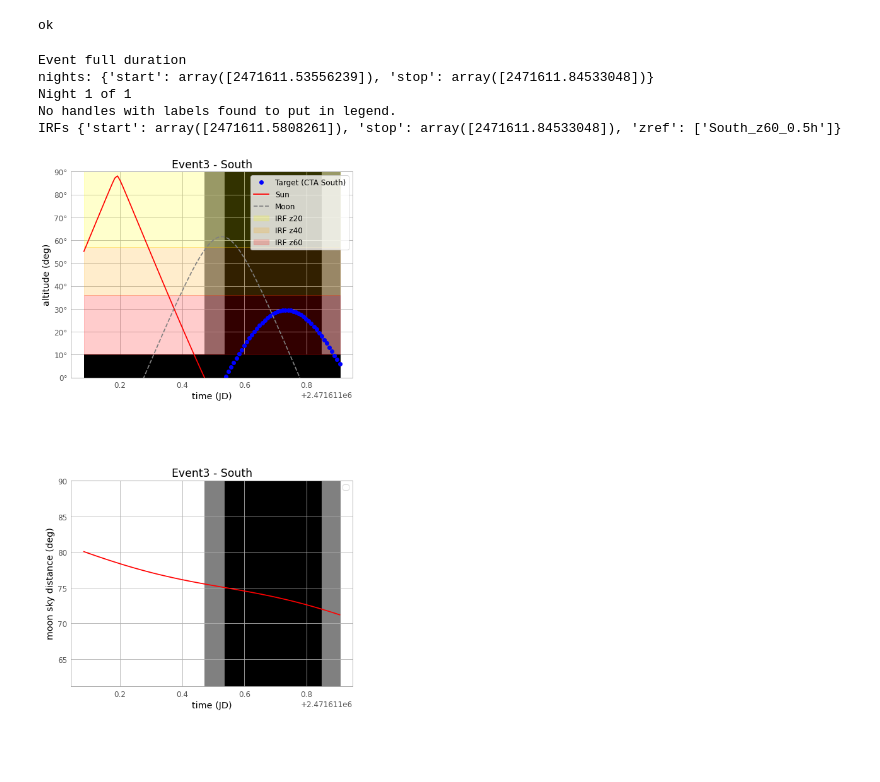
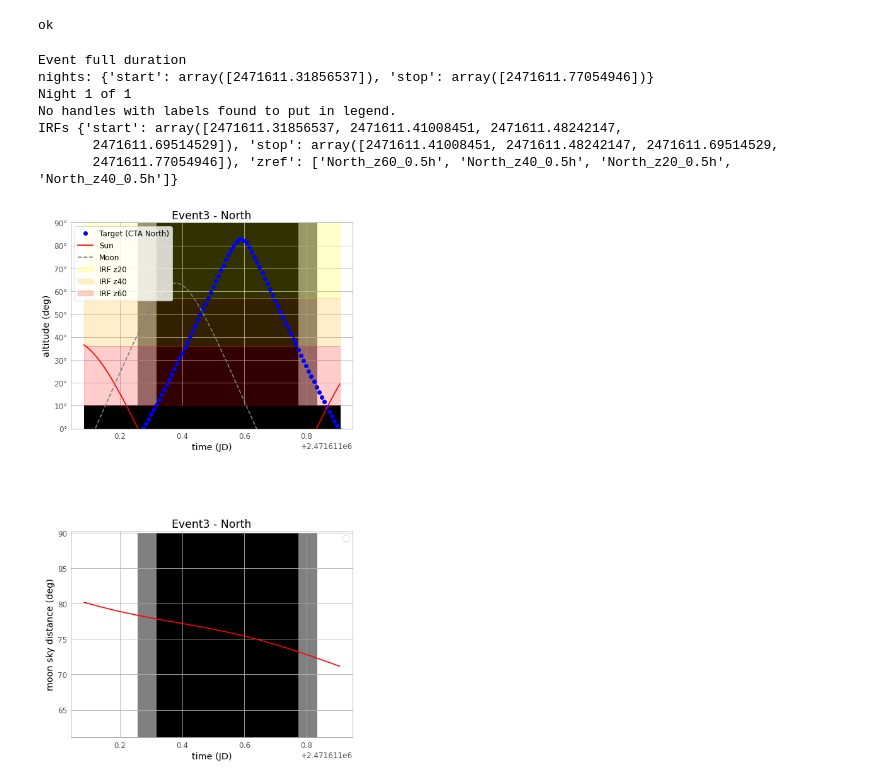
Before and after one commit to cta-rta/ctools-sci-grb, a Jupyter notebook: notebooks/plotVisibility.ipynb, the cells around one changed output. Drawn from its saved outputs; the diff is of its cells as text; code cells hidden in the pictures; blank space fills up the shorter version.

```diff
--- a/notebooks/plotVisibility.ipynb
+++ b/notebooks/plotVisibility.ipynb
@@ -23,7 +23,7 @@ table = 'path/to/your/visibility_table.npy'
 # grb template name
 grb = 'Event3'
 # site (check independently north and south!!!)
-site = 'South'
+site = 'North'
 
 # check data from table to compare later with independent results
 data = np.load(table, allow_pickle=True, encoding='latin1', fix_imports=True).flat[0]
@@ -68,6 +68,7 @@ ok
 if_moon = True
 if_markers = False
 twilight = -18
+moon_sep = 30
 
 sites = {'North': 'Roque de los Muchachos', 'South': 'Paranal'}
 # initialise site coordinates
@@ -101,7 +102,10 @@ with warnings.catch_warnings():
     # find nights
     nights_twilight = visibility.get_nighttime(0)
     nights_astronomical = visibility.get_nighttime(-18)
-    nights = visibility.get_nighttime(twilight=twilight)
+    if moon_sep == 0:
+        nights = visibility.get_nighttime(twilight=twilight)
+    else:
+        nights = visibility.get_nighttime_moonlight(twilight=twilight, moon_sep=moon_sep)
     print('nights:', nights)
     # plot source
     ax1.plot(visibility.vis_points.value, visibility.altaz.alt.value, 'bo', label='Target (CTA %s)' % site)
@@ -147,40 +151,40 @@ with warnings.catch_warnings():
             for j, z in enumerate(irfs['zref']):
                 ax1.axvline(irfs['start'][j], color='white', ls='-.', lw=2)
                 ax1.axvline(irfs['stop'][j], color='white', ls='-.', lw=2)
                 ax2.axvline(irfs['start'][j], color='white', ls='-.', lw=2)
                 ax2.axvline(irfs['stop'][j], color='white', ls='-.', lw=2)
         # complete IRFs
         irfs['zref'] = complete_irf_name(irfs['zref'], site, '0.5h')
         print('IRFs', irfs)
         del visibility
 
     # complete plot ax1
     ax1.set_ylim(0, 90)
     ax1.set_xlabel('time (JD)')
     ax1.set_ylabel('altitude (deg)')
     ax1.title.set_text(f'{grb} - {site}')
     ax1.legend()
     suffix = site
-    if not if_moon:
-        suffix += '_noMoon'
-    if if_markers:
-        suffix += '_mark'
-    plt.savefig(f'{grb}_{suffix}.png', ax=ax1)
 
     # complete plot ax2
     ax2.set_ylim([moon_dist.deg.min()-10, moon_dist.deg.max()+10])
     ax2.set_xlabel('time (JD)')
     ax2.set_ylabel('moon sky distance (deg)')
     ax2.set_title(f'{grb} - {site}')
     ax2.legend()
-    suffix = f"{site}_moonDist"
-    plt.savefig(f'{grb}_{suffix}.png', ax=ax2)
 
+    if not if_moon:
+        suffix += '_noMoon'
+    if if_markers:
+        suffix += '_mark'
+    plt.savefig(f'{grb}_{suffix}.png')
     plt.show()
 # %% [output]
 Event full duration
-nights: {'start': array([2471611.53556239]), 'stop': array([2471611.84533048])}
+nights: {'start': array([2471611.31856537]), 'stop': array([2471611.77054946])}
 Night 1 of 1
 No handles with labels found to put in legend.
-IRFs {'start': array([2471611.5808261]), 'stop': array([2471611.84533048]), 'zref': ['South_z60_0.5h']}
+IRFs {'start': array([2471611.31856537, 2471611.41008451, 2471611.48242147,
+       2471611.69514529]), 'stop': array([2471611.41008451, 2471611.48242147, 2471611.69514529,
+       2471611.77054946]), 'zref': ['North_z60_0.5h', 'North_z40_0.5h', 'North_z20_0.5h', 'North_z40_0.5h']}
-[figure, old version]
+[figure, new version]
```
Also changed, not shown: 1 other file.
